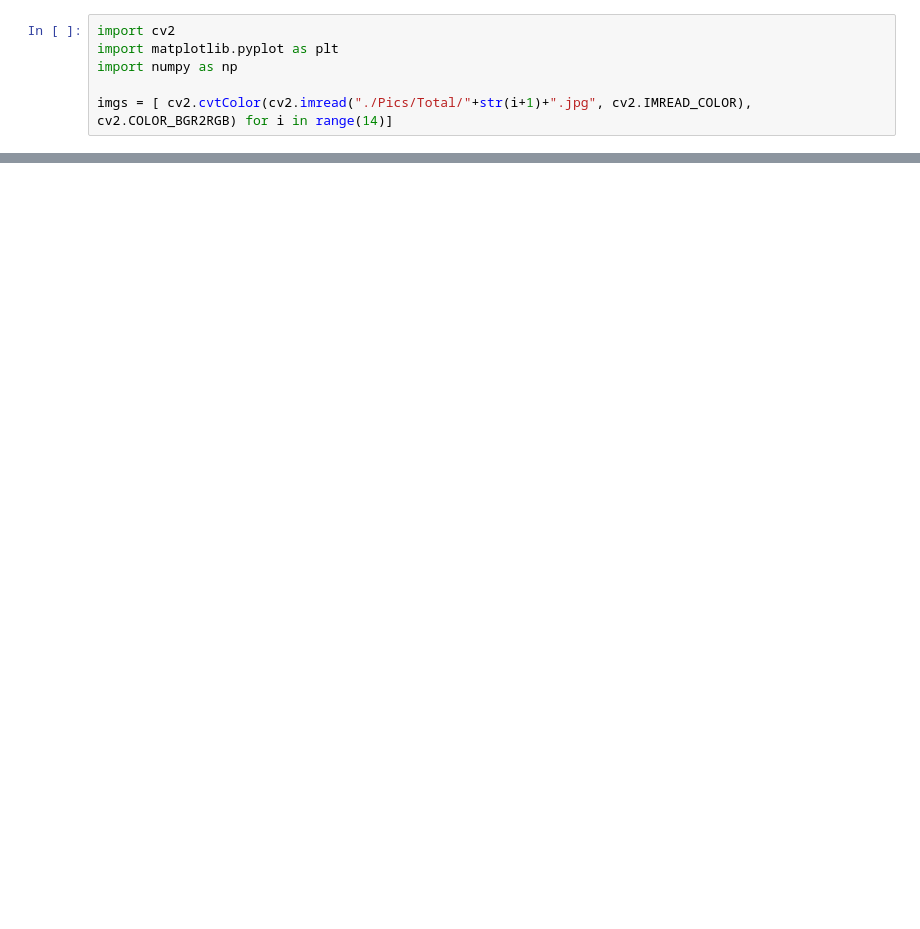
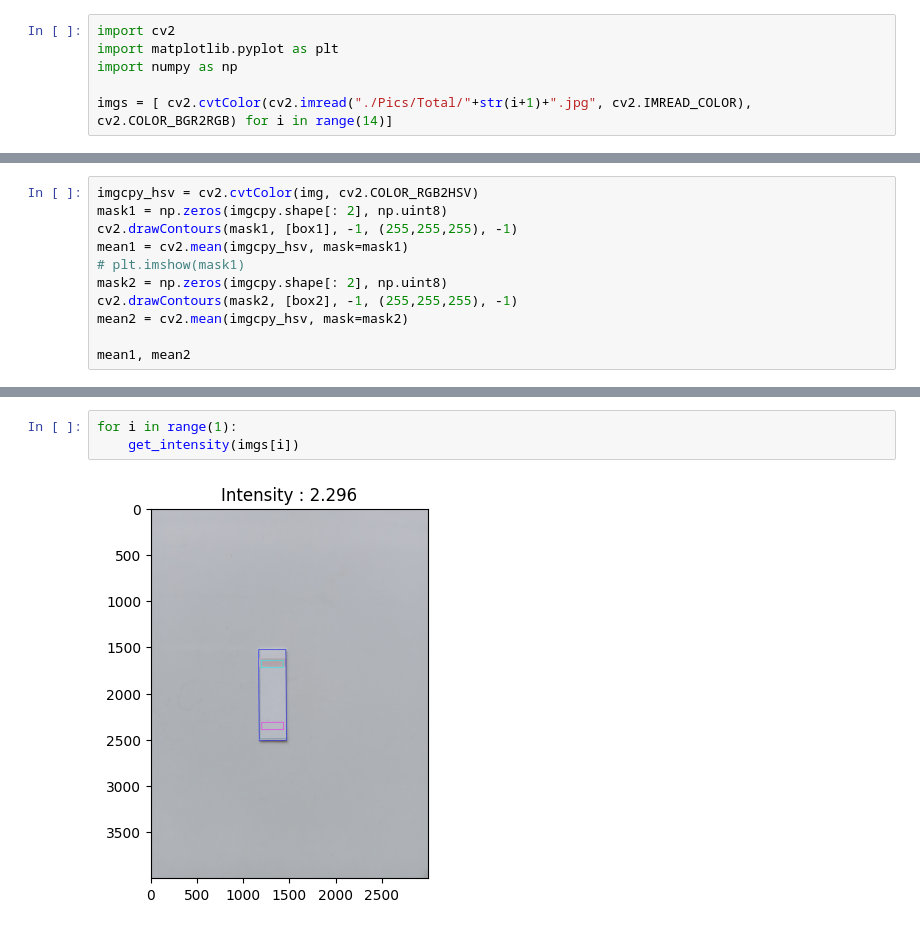
Before and after one commit to MayaankAshok/BioNovus, a Jupyter notebook: code/test.ipynb, the cells around one changed output, grey strips where cells are left out. Cells and saved outputs as stored; diff of their text form; blank space fills up the shorter version.

```diff
--- a/code/test.ipynb
+++ b/code/test.ipynb
@@ -69,0 +66,11 @@ array([[[185, 185, 193],
+# %%
+imgcpy_hsv = cv2.cvtColor(img, cv2.COLOR_RGB2HSV)
+mask1 = np.zeros(imgcpy.shape[: 2], np.uint8)
+cv2.drawContours(mask1, [box1], -1, (255,255,255), -1)
+mean1 = cv2.mean(imgcpy_hsv, mask=mask1)
+# plt.imshow(mask1)
+mask2 = np.zeros(imgcpy.shape[: 2], np.uint8)
+cv2.drawContours(mask2, [box2], -1, (255,255,255), -1)
+mean2 = cv2.mean(imgcpy_hsv, mask=mask2)
+
+mean1, mean2
@@ -69,0 +131,5 @@ array([[[185, 185, 193],
+# %%
+for i in range(1):
+    get_intensity(imgs[i])
+# %% [output]
+[figure, added]
```
Also changed, not shown: parts of 6 cells of this notebook.
